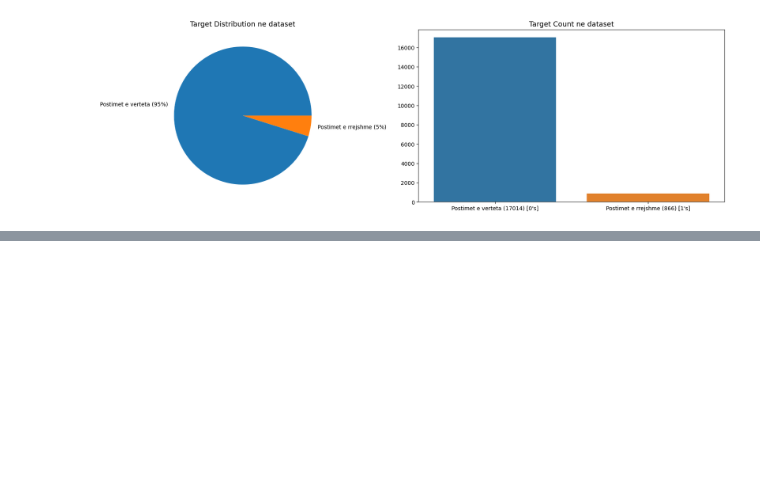
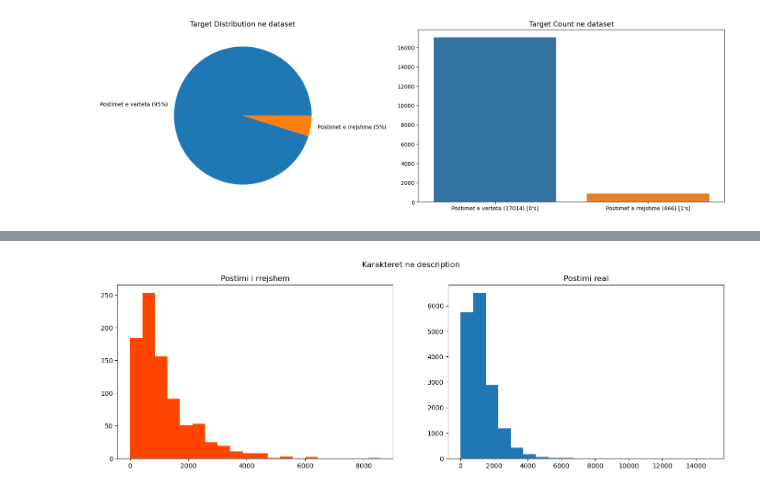
Before and after one commit to Rrezeartaa/Real_or_Fake_Job_Posting_Prediction, a Jupyter notebook: Real_or_Fake_Job_Posting_Prediction.ipynb, the cells around one changed output, grey strips where cells are left out. Saved outputs shown, nothing was run; the diff lists cells and outputs as text; code cells hidden in the pictures; blank space fills up the shorter version.

```diff
--- a/Real_or_Fake_Job_Posting_Prediction.ipynb
+++ b/Real_or_Fake_Job_Posting_Prediction.ipynb
@@ -342,0 +390,14 @@ plt.show()
+# %%
+# Description
+
+fig,(ax1,ax2)= plt.subplots(ncols=2, figsize=(17, 5), dpi=100)
+length=text_data[text_data["fraudulent"]==1]['description'].str.len()
+ax1.hist(length,bins = 20,color='orangered')
+ax1.set_title('Postimi i rrejshem')
+length=text_data[text_data["fraudulent"]==0]['description'].str.len()
+ax2.hist(length, bins = 20)
+ax2.set_title('Postimi real')
+fig.suptitle('Karakteret ne description')
+plt.show()
+# %% [output]
+[figure, added]
```
Also changed, not shown: parts of 2 cells of this notebook.
